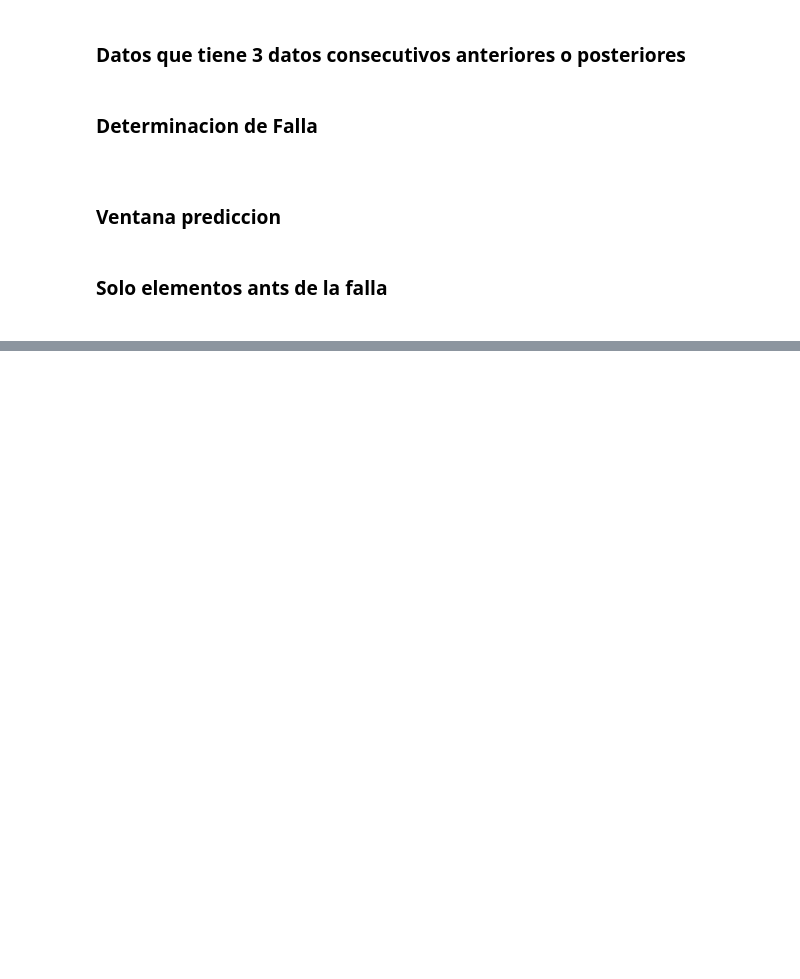
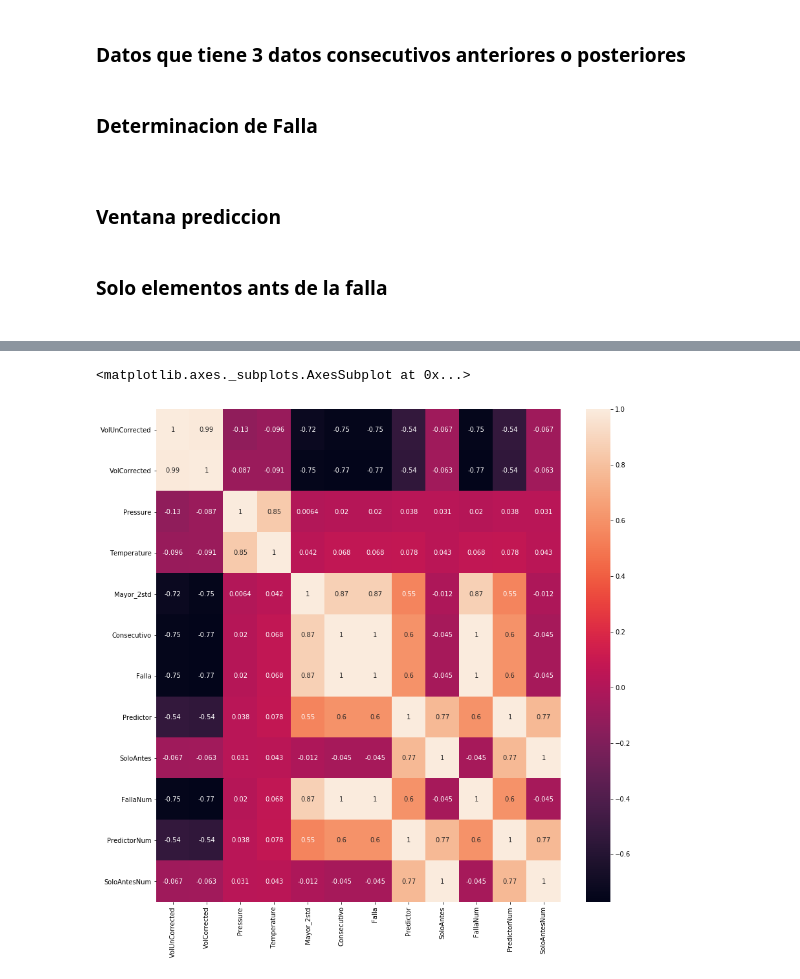
Before and after one commit to andresenrique08/CDA_Project, a Jupyter notebook: Entrega_final/etiquetado.ipynb, the cells around one changed output, grey strips where cells are left out. Cells and saved outputs as stored; diff of their text form; code cells hidden in the pictures; blank space fills up the shorter version.

```diff
--- a/Entrega_final/etiquetado.ipynb
+++ b/Entrega_final/etiquetado.ipynb
@@ -147,0 +148,7 @@ fig=datframe.set_index(keys='Daily_Date')[fecha][['VolUnCorrected','FallaNum', '
+# %%
+import seaborn as sn
+plt.figure(figsize=(14,14))
+sn.heatmap(datframe.corr(method='pearson'),annot=True)
+# %% [output]
+<matplotlib.axes._subplots.AxesSubplot at 0x...>
+[figure, added]
```
Also changed, not shown: parts of 18 cells of this notebook.
